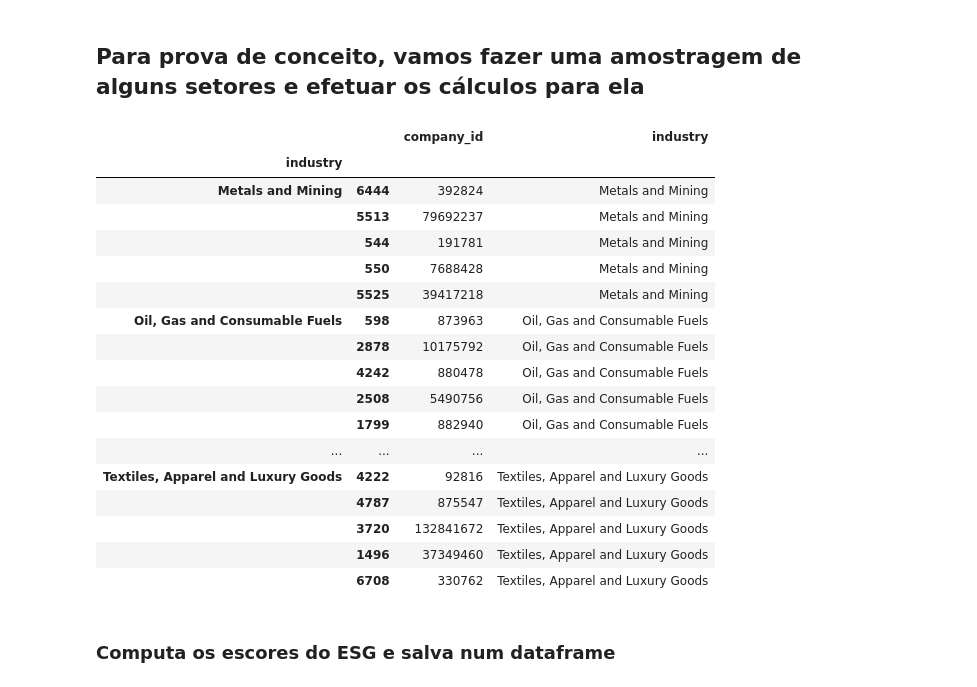
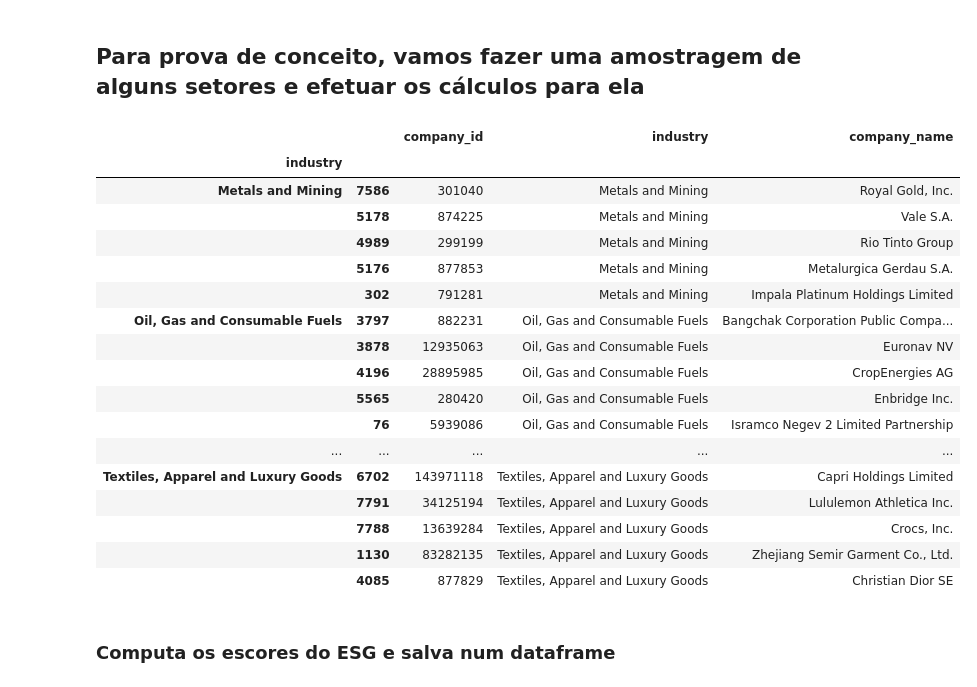
Before and after one commit to ESGeasy/Analysis, a Jupyter notebook: Analise-ESG.ipynb, the cells around one changed output. Saved outputs shown, nothing was run; the diff lists cells and outputs as text; code cells hidden in the pictures.

```diff
--- a/Analise-ESG.ipynb
+++ b/Analise-ESG.ipynb
@@ -208,29 +203,29 @@ esg_data[mask]
 # %%
 # sectors = companies["industry"].unique()
 sectors = ['Oil, Gas and Consumable Fuels','Metals and Mining','Road and Rail','Textiles, Apparel and Luxury Goods']
 # min_sector_freq = companies["industry"].value_counts().min()
 min_sector_freq = 5
-sample = companies[companies["industry"].isin(sectors)].groupby('industry').apply(lambda s: s.sample(min_sector_freq))[["company_id","industry"]]
+sample = companies[companies["industry"].isin(sectors)].groupby('industry').apply(lambda s: s.sample(min_sector_freq))[["company_id","industry","company_name"]]
 sample
 # %% [output]
-|  |  | company_id | industry |
-| industry |  |  |  |
-| Metals and Mining | 6444 | 392824 | Metals and Mining |
-|  | 5513 | 79692237 | Metals and Mining |
-|  | 544 | 191781 | Metals and Mining |
-|  | 550 | 7688428 | Metals and Mining |
-|  | 5525 | 39417218 | Metals and Mining |
-| Oil, Gas and Consumable Fuels | 598 | 873963 | Oil, Gas and Consumable Fuels |
-|  | 2878 | 10175792 | Oil, Gas and Consumable Fuels |
-|  | 4242 | 880478 | Oil, Gas and Consumable Fuels |
-|  | 2508 | 5490756 | Oil, Gas and Consumable Fuels |
-|  | 1799 | 882940 | Oil, Gas and Consumable Fuels |
-| ... | ... | ... | ... |
-| Textiles, Apparel and Luxury Goods | 4222 | 92816 | Textiles, Apparel and Luxury Goods |
-|  | 4787 | 875547 | Textiles, Apparel and Luxury Goods |
-|  | 3720 | 132841672 | Textiles, Apparel and Luxury Goods |
-|  | 1496 | 37349460 | Textiles, Apparel and Luxury Goods |
-|  | 6708 | 330762 | Textiles, Apparel and Luxury Goods |
+|  |  | company_id | industry | company_name |
+| industry |  |  |  |  |
+| Metals and Mining | 7586 | 301040 | Metals and Mining | Royal Gold, Inc. |
+|  | 5178 | 874225 | Metals and Mining | Vale S.A. |
+|  | 4989 | 299199 | Metals and Mining | Rio Tinto Group |
+|  | 5176 | 877853 | Metals and Mining | Metalurgica Gerdau S.A. |
+|  | 302 | 791281 | Metals and Mining | Impala Platinum Holdings Limited |
+| Oil, Gas and Consumable Fuels | 3797 | 882231 | Oil, Gas and Consumable Fuels | Bangchak Corporation Public Compa... |
+|  | 3878 | 12935063 | Oil, Gas and Consumable Fuels | Euronav NV |
+|  | 4196 | 28895985 | Oil, Gas and Consumable Fuels | CropEnergies AG |
+|  | 5565 | 280420 | Oil, Gas and Consumable Fuels | Enbridge Inc. |
+|  | 76 | 5939086 | Oil, Gas and Consumable Fuels | Isramco Negev 2 Limited Partnership |
+| ... | ... | ... | ... | ... |
+| Textiles, Apparel and Luxury Goods | 6702 | 143971118 | Textiles, Apparel and Luxury Goods | Capri Holdings Limited |
+|  | 7791 | 34125194 | Textiles, Apparel and Luxury Goods | Lululemon Athletica Inc. |
+|  | 7788 | 13639284 | Textiles, Apparel and Luxury Goods | Crocs, Inc. |
+|  | 1130 | 83282135 | Textiles, Apparel and Luxury Goods | Zhejiang Semir Garment Co., Ltd. |
+|  | 4085 | 877829 | Textiles, Apparel and Luxury Goods | Christian Dior SE |
 # %% [markdown]
 ### Computa os escores do ESG e salva num dataframe
 # %%
```
Also changed, not shown: parts of 5 cells of this notebook, 1 other file.
